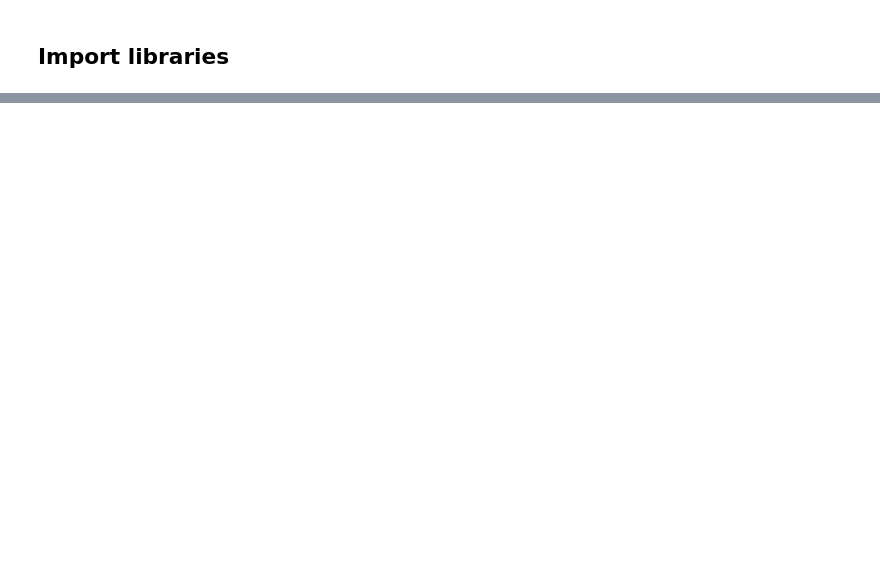
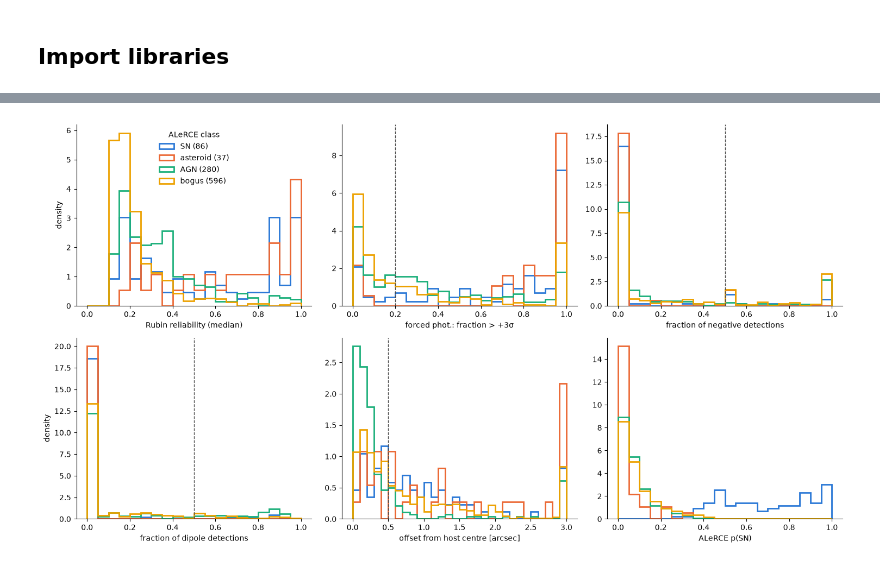
Before and after one commit to ykangastro/Team3_SNe_Host_Matching, a Jupyter notebook: notebooks/alerce_classification.ipynb, the cells around one changed output, grey strips where cells are left out. Drawn from its saved outputs; the diff is of its cells as text; code cells hidden in the pictures; blank space fills up the shorter version.

Commit message:
further filtering in alerce_class nb, from day 3

```diff
--- a/notebooks/alerce_classification.ipynb
+++ b/notebooks/alerce_classification.ipynb
@@ -281,0 +562,12 @@ match_antares
+# %%
+feat = (match_alerce[["oid", "ra", "dec"]].set_index("oid")
+        .join([p, feat_det, feat_fp, feat_lc, feat_xm, feat_las]))
+
+z_best = feat["z"].where(feat["z"] > 0, feat["photoZ"].where(feat["photoZ"] > 0))
+feat["z_best"] = z_best
+feat["abs_mag"] = feat["peak_mag"] - Planck18.distmod(z_best.fillna(1).values).value
+feat.loc[z_best.isna(), "abs_mag"] = np.nan
+
+print(feat.shape)
+feat.groupby("alerce_class")[["n_nights", "n_bands", "frac_neg", "med_rel", "med_ext", "frac_dipole",
+                              "fp_frac_pos3", "fp_frac_neg3", "separationArcsec", "p_SN", "p_AGN"]].median().T
@@ -281,0 +602,27 @@ match_antares
+# %%
+class_order = ["SN", "asteroid", "AGN", "bogus", "VS"]
+class_color = {"SN": "#2a78d6", "asteroid": "#eb6834", "AGN": "#1baf7a", "bogus": "#eda100", "VS": "#e87ba4"}
+panels = [
+    ("med_rel",          np.linspace(0, 1, 21),  None,  "Rubin reliability (median)"),
+    ("fp_frac_pos3",     np.linspace(0, 1, 21),  0.2,   "forced phot.: fraction > +3σ"),
+    ("frac_neg",         np.linspace(0, 1, 21),  0.5,   "fraction of negative detections"),
+    ("frac_dipole",      np.linspace(0, 1, 21),  0.5,   "fraction of dipole detections"),
+    ("separationArcsec", np.linspace(0, 3, 31),  0.5,   "offset from host centre [arcsec]"),
+    ("p_SN",             np.linspace(0, 1, 21),  None,  "ALeRCE p(SN)"),
+]
+fig, axes = plt.subplots(2, 3, figsize=(15, 8))
+for ax, (col, bins, thr, label) in zip(axes.flat, panels):
+    for c in class_order:
+        x = feat.loc[feat["alerce_class"] == c, col].dropna().clip(bins[0], bins[-1])
+        if len(x) > 1:
+            ax.hist(x, bins=bins, histtype="step", lw=2, density=True, color=class_color[c], label=f"{c} ({len(x)})")
+    if thr is not None:
+        ax.axvline(thr, ls="--", color="0.3", lw=1)
+    ax.set_xlabel(label)
+    ax.spines[["top", "right"]].set_visible(False)
+axes[0, 0].set_ylabel("density"); axes[1, 0].set_ylabel("density")
+axes[0, 0].legend(title="ALeRCE class", frameon=False)
+plt.tight_layout()
+plt.show()
+# %% [output]
+[figure, added]
```
Also changed, not shown: parts of 88 cells of this notebook, 1 other file.
